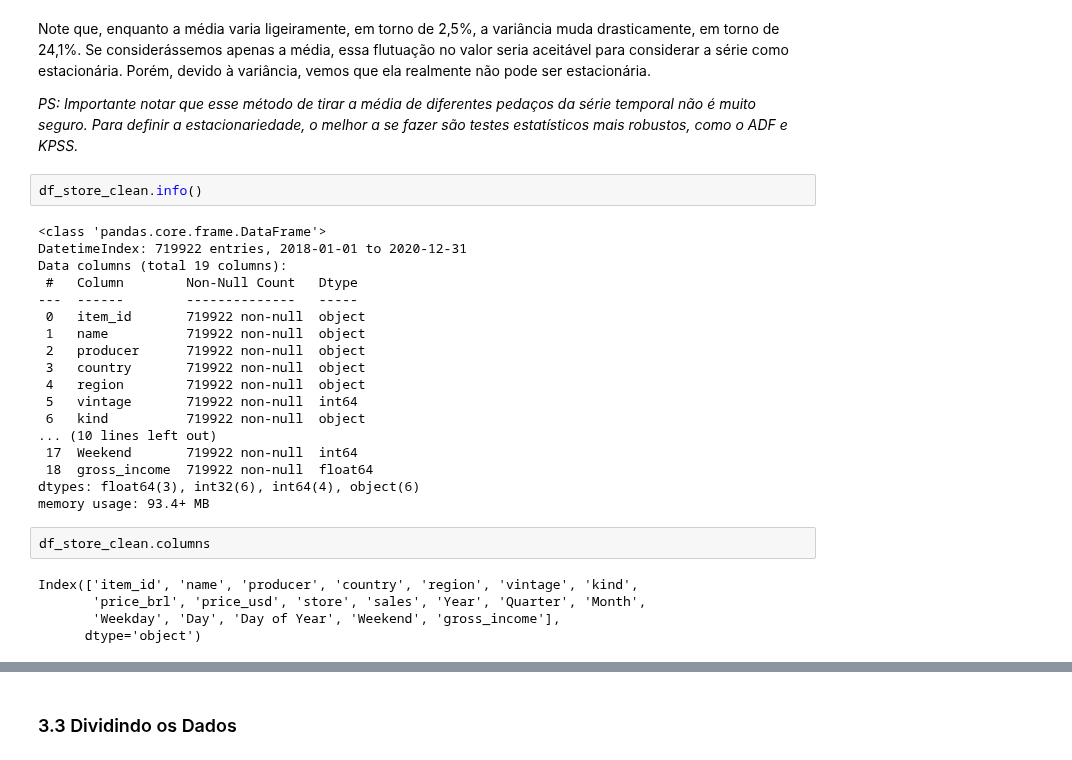
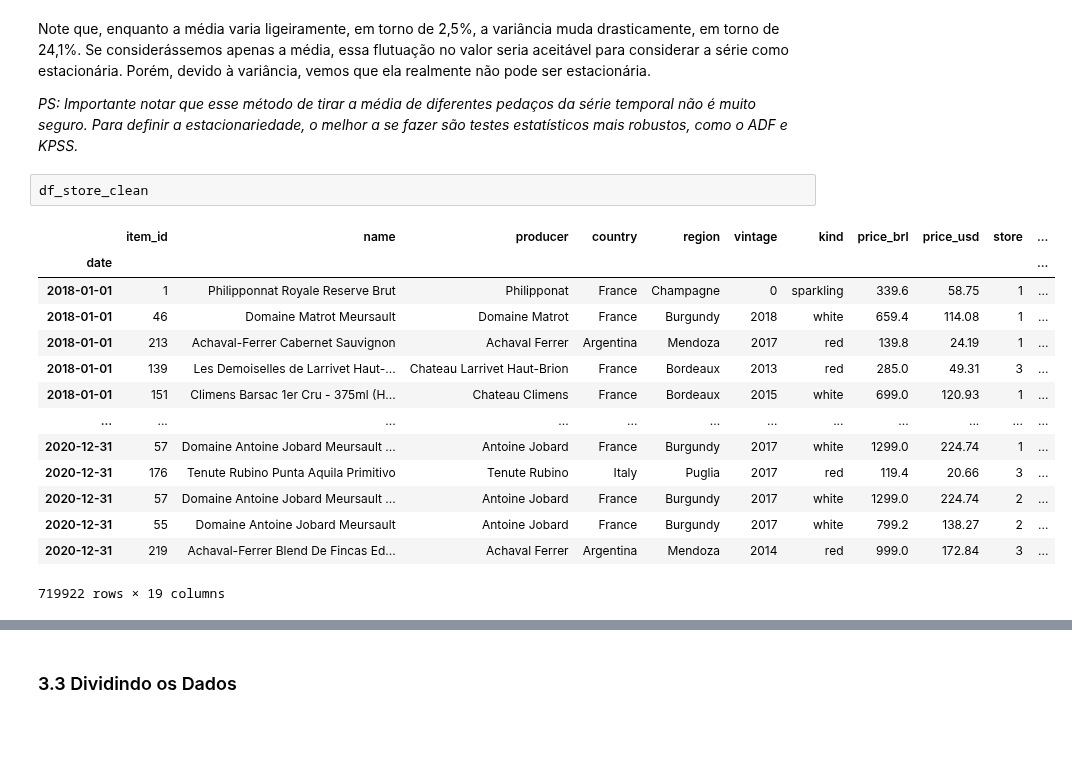
Before and after one commit to awildt01/Zeitreihenanalyse-zur-Nachfrageprognose., a Jupyter notebook: Zeitreihenanalyse_zur_Nachfrageprognose.ipynb, the cells around one changed output, grey strips where cells are left out. Drawn from its saved outputs; the diff is of its cells as text; blank space fills up the shorter version.

```diff
--- a/Zeitreihenanalyse_zur_Nachfrageprognose.ipynb
+++ b/Zeitreihenanalyse_zur_Nachfrageprognose.ipynb
@@ -2587,29 +2628,19 @@ Note que, enquanto a média varia ligeiramente, em torno de 2,5%, a variância m
 
 _PS: Importante notar que esse método de tirar a média de diferentes pedaços da série temporal não é muito seguro. Para definir a estacionariedade, o melhor a se fazer são testes estatísticos mais robustos, como o ADF e KPSS._
 # %%
-df_store_clean.info()
+df_store_clean
 # %% [output]
+|  | item_id | name | producer | country | region | vintage | kind | price_brl | price_usd | store | ... |
+| date |  |  |  |  |  |  |  |  |  |  | ... |
+| 2018-01-01 | 1 | Philipponnat Royale Reserve Brut | Philipponat | France | Champagne | 0 | sparkling | 339.6 | 58.75 | 1 | ... |
+| 2018-01-01 | 46 | Domaine Matrot Meursault | Domaine Matrot | France | Burgundy | 2018 | white | 659.4 | 114.08 | 1 | ... |
+| 2018-01-01 | 213 | Achaval-Ferrer Cabernet Sauvignon | Achaval Ferrer | Argentina | Mendoza | 2017 | red | 139.8 | 24.19 | 1 | ... |
+| 2018-01-01 | 139 | Les Demoiselles de Larrivet Haut-... | Chateau Larrivet Haut-Brion | France | Bordeaux | 2013 | red | 285.0 | 49.31 | 3 | ... |
+| 2018-01-01 | 151 | Climens Barsac 1er Cru - 375ml (H... | Chateau Climens | France | Bordeaux | 2015 | white | 699.0 | 120.93 | 1 | ... |
+| ... | ... | ... | ... | ... | ... | ... | ... | ... | ... | ... | ... |
+| 2020-12-31 | 57 | Domaine Antoine Jobard Meursault ... | Antoine Jobard | France | Burgundy | 2017 | white | 1299.0 | 224.74 | 1 | ... |
+| 2020-12-31 | 176 | Tenute Rubino Punta Aquila Primitivo | Tenute Rubino | Italy | Puglia | 2017 | red | 119.4 | 20.66 | 3 | ... |
+| 2020-12-31 | 57 | Domaine Antoine Jobard Meursault ... | Antoine Jobard | France | Burgundy | 2017 | white | 1299.0 | 224.74 | 2 | ... |
+| 2020-12-31 | 55 | Domaine Antoine Jobard Meursault | Antoine Jobard | France | Burgundy | 2017 | white | 799.2 | 138.27 | 2 | ... |
+| 2020-12-31 | 219 | Achaval-Ferrer Blend De Fincas Ed... | Achaval Ferrer | Argentina | Mendoza | 2014 | red | 999.0 | 172.84 | 3 | ... |
-<class 'pandas.core.frame.DataFrame'>
-DatetimeIndex: 719922 entries, 2018-01-01 to 2020-12-31
-Data columns (total 19 columns):
- #   Column        Non-Null Count   Dtype
----  ------        --------------   -----
- 0   item_id       719922 non-null  object
- 1   name          719922 non-null  object
- 2   producer      719922 non-null  object
- 3   country       719922 non-null  object
- 4   region        719922 non-null  object
- 5   vintage       719922 non-null  int64
- 6   kind          719922 non-null  object
-... (10 lines left out)
- 17  Weekend       719922 non-null  int64
- 18  gross_income  719922 non-null  float64
-dtypes: float64(3), int32(6), int64(4), object(6)
-memory usage: 93.4+ MB
+719922 rows × 19 columns
-# %%
-df_store_clean.columns
-# %% [output]
-Index(['item_id', 'name', 'producer', 'country', 'region', 'vintage', 'kind',
-       'price_brl', 'price_usd', 'store', 'sales', 'Year', 'Quarter', 'Month',
-       'Weekday', 'Day', 'Day of Year', 'Weekend', 'gross_income'],
-      dtype='object')
```
Also changed, not shown: parts of 5 cells of this notebook.
